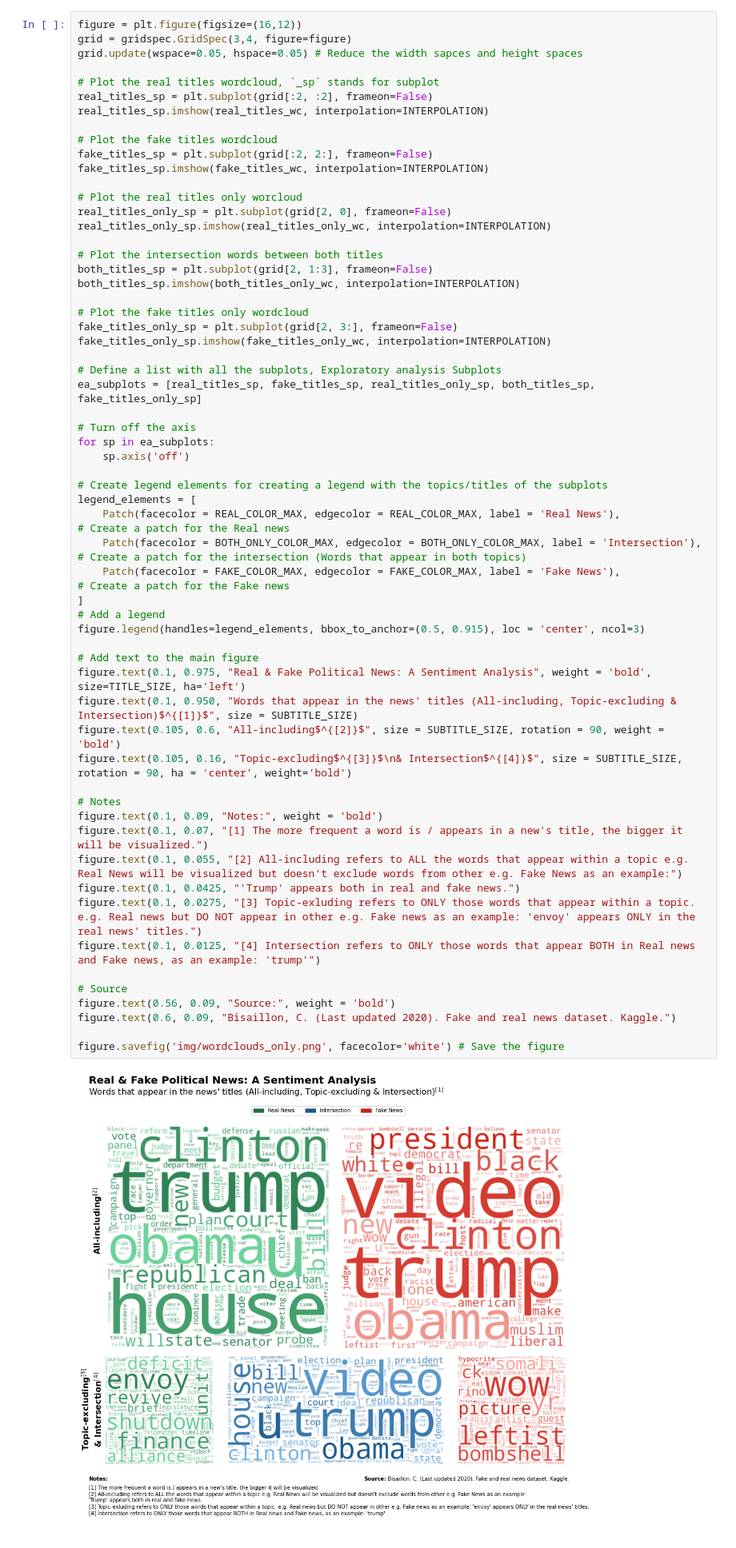
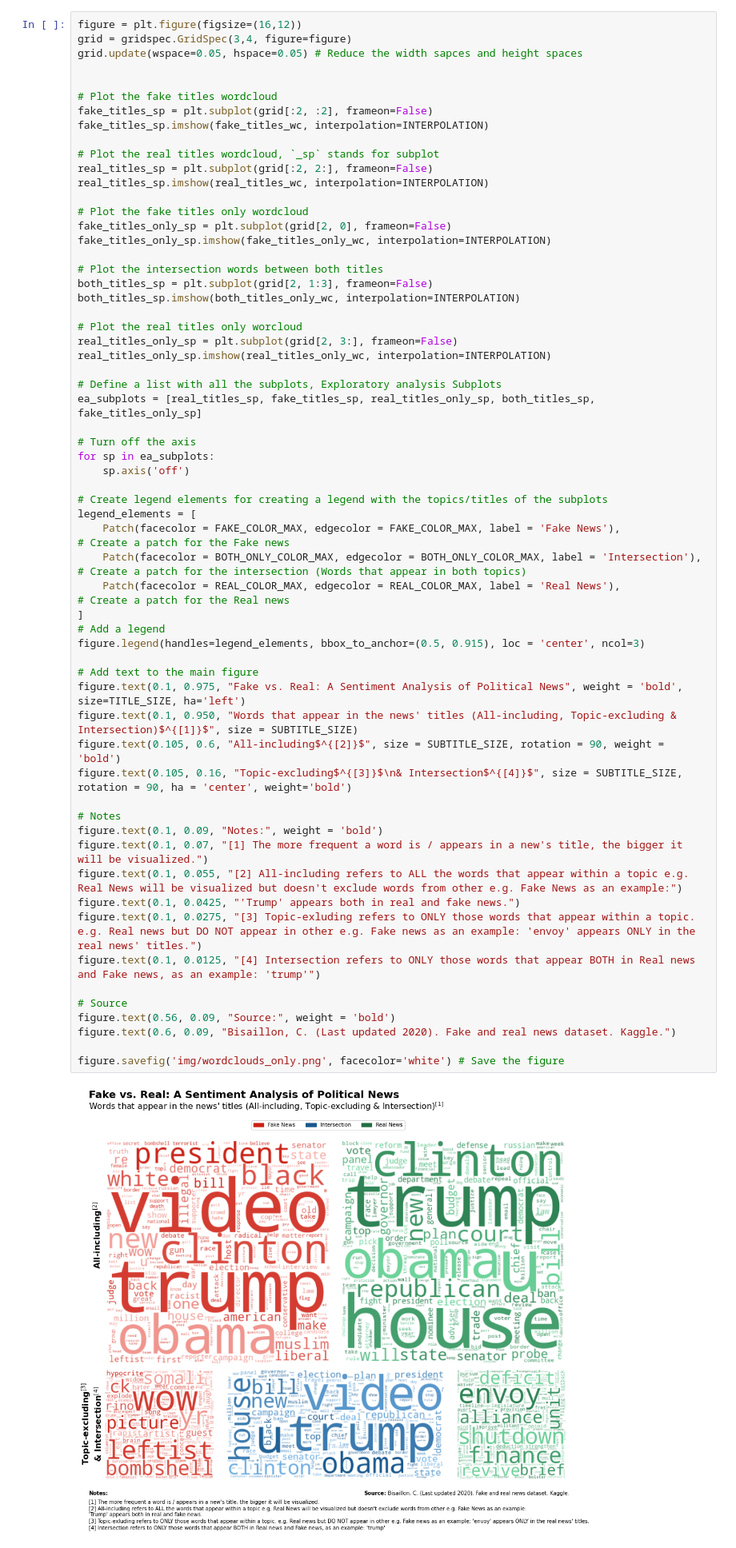
Before and after one commit to system-rowb/Data-Portfolio, a Jupyter notebook: NLP/Fake_news/Fake_news.ipynb, the cells around one changed output. Shown at 80% size. Saved outputs shown, nothing was run; the diff lists cells and outputs as text.

```diff
--- a/NLP/Fake_news/Fake_news.ipynb
+++ b/NLP/Fake_news/Fake_news.ipynb
@@ -407,25 +425,26 @@ figure = plt.figure(figsize=(16,12))
 grid = gridspec.GridSpec(3,4, figure=figure)
 grid.update(wspace=0.05, hspace=0.05) # Reduce the width sapces and height spaces
 
+
+# Plot the fake titles wordcloud
+fake_titles_sp = plt.subplot(grid[:2, :2], frameon=False)
+fake_titles_sp.imshow(fake_titles_wc, interpolation=INTERPOLATION)
+
 # Plot the real titles wordcloud, `_sp` stands for subplot
-real_titles_sp = plt.subplot(grid[:2, :2], frameon=False)
+real_titles_sp = plt.subplot(grid[:2, 2:], frameon=False)
 real_titles_sp.imshow(real_titles_wc, interpolation=INTERPOLATION)
 
-# Plot the fake titles wordcloud
-fake_titles_sp = plt.subplot(grid[:2, 2:], frameon=False)
-fake_titles_sp.imshow(fake_titles_wc, interpolation=INTERPOLATION)
-
-# Plot the real titles only worcloud
-real_titles_only_sp = plt.subplot(grid[2, 0], frameon=False)
-real_titles_only_sp.imshow(real_titles_only_wc, interpolation=INTERPOLATION)
+# Plot the fake titles only wordcloud
+fake_titles_only_sp = plt.subplot(grid[2, 0], frameon=False)
+fake_titles_only_sp.imshow(fake_titles_only_wc, interpolation=INTERPOLATION)
 
 # Plot the intersection words between both titles
 both_titles_sp = plt.subplot(grid[2, 1:3], frameon=False)
 both_titles_sp.imshow(both_titles_only_wc, interpolation=INTERPOLATION)
 
-# Plot the fake titles only wordcloud
-fake_titles_only_sp = plt.subplot(grid[2, 3:], frameon=False)
-fake_titles_only_sp.imshow(fake_titles_only_wc, interpolation=INTERPOLATION)
+# Plot the real titles only worcloud
+real_titles_only_sp = plt.subplot(grid[2, 3:], frameon=False)
+real_titles_only_sp.imshow(real_titles_only_wc, interpolation=INTERPOLATION)
 
 # Define a list with all the subplots, Exploratory analysis Subplots
 ea_subplots = [real_titles_sp, fake_titles_sp, real_titles_only_sp, both_titles_sp, fake_titles_only_sp]
@@ -433,37 +452,37 @@ ea_subplots = [real_titles_sp, fake_titles_sp, real_titles_only_sp, both_titles_
 # Turn off the axis
 for sp in ea_subplots:
     sp.axis('off')
 
 # Create legend elements for creating a legend with the topics/titles of the subplots
 legend_elements = [
+    Patch(facecolor = FAKE_COLOR_MAX, edgecolor = FAKE_COLOR_MAX, label = 'Fake News'),                 # Create a patch for the Fake news
+    Patch(facecolor = BOTH_ONLY_COLOR_MAX, edgecolor = BOTH_ONLY_COLOR_MAX, label = 'Intersection'),    # Create a patch for the intersection (Words that appear in both topics)
     Patch(facecolor = REAL_COLOR_MAX, edgecolor = REAL_COLOR_MAX, label = 'Real News'),                 # Create a patch for the Real news
-    Patch(facecolor = BOTH_ONLY_COLOR_MAX, edgecolor = BOTH_ONLY_COLOR_MAX, label = 'Intersection'),    # Create a patch for the intersection (Words that appear in both topics)
-    Patch(facecolor = FAKE_COLOR_MAX, edgecolor = FAKE_COLOR_MAX, label = 'Fake News'),                 # Create a patch for the Fake news
 ]
 # Add a legend
 figure.legend(handles=legend_elements, bbox_to_anchor=(0.5, 0.915), loc = 'center', ncol=3)
 
 # Add text to the main figure
-figure.text(0.1, 0.975, "Real & Fake Political News: A Sentiment Analysis", weight = 'bold', size=TITLE_SIZE, ha='left')
+figure.text(0.1, 0.975, "Fake vs. Real: A Sentiment Analysis of Political News", weight = 'bold', size=TITLE_SIZE, ha='left')
 figure.text(0.1, 0.950, "Words that appear in the news' titles (All-including, Topic-excluding & Intersection)$^{[1]}$", size = SUBTITLE_SIZE)
 figure.text(0.105, 0.6, "All-including$^{[2]}$", size = SUBTITLE_SIZE, rotation = 90, weight = 'bold')
 figure.text(0.105, 0.16, "Topic-excluding$^{[3]}$\n& Intersection$^{[4]}$", size = SUBTITLE_SIZE, rotation = 90, ha = 'center', weight='bold')
 
 # Notes
 figure.text(0.1, 0.09, "Notes:", weight = 'bold')
 figure.text(0.1, 0.07, "[1] The more frequent a word is / appears in a new's title, the bigger it will be visualized.")
 figure.text(0.1, 0.055, "[2] All-including refers to ALL the words that appear within a topic e.g. Real News will be visualized but doesn't exclude words from other e.g. Fake News as an example:")
 figure.text(0.1, 0.0425, "'Trump' appears both in real and fake news.")
 figure.text(0.1, 0.0275, "[3] Topic-exluding refers to ONLY those words that appear within a topic. e.g. Real news but DO NOT appear in other e.g. Fake news as an example: 'envoy' appears ONLY in the real news' titles.")
 figure.text(0.1, 0.0125, "[4] Intersection refers to ONLY those words that appear BOTH in Real news and Fake news, as an example: 'trump'")
 
 # Source
 figure.text(0.56, 0.09, "Source:", weight = 'bold')
 figure.text(0.6, 0.09, "Bisaillon, C. (Last updated 2020). Fake and real news dataset. Kaggle.")
 
 figure.savefig('img/wordclouds_only.png', facecolor='white') # Save the figure
 # %% [output]
-[figure, old version]
+[figure, new version]
 # %% [markdown]
 ### **Wordcloud + Venn diagram**
 # %%
```
Also changed, not shown: parts of 25 cells of this notebook, 2 other files.
